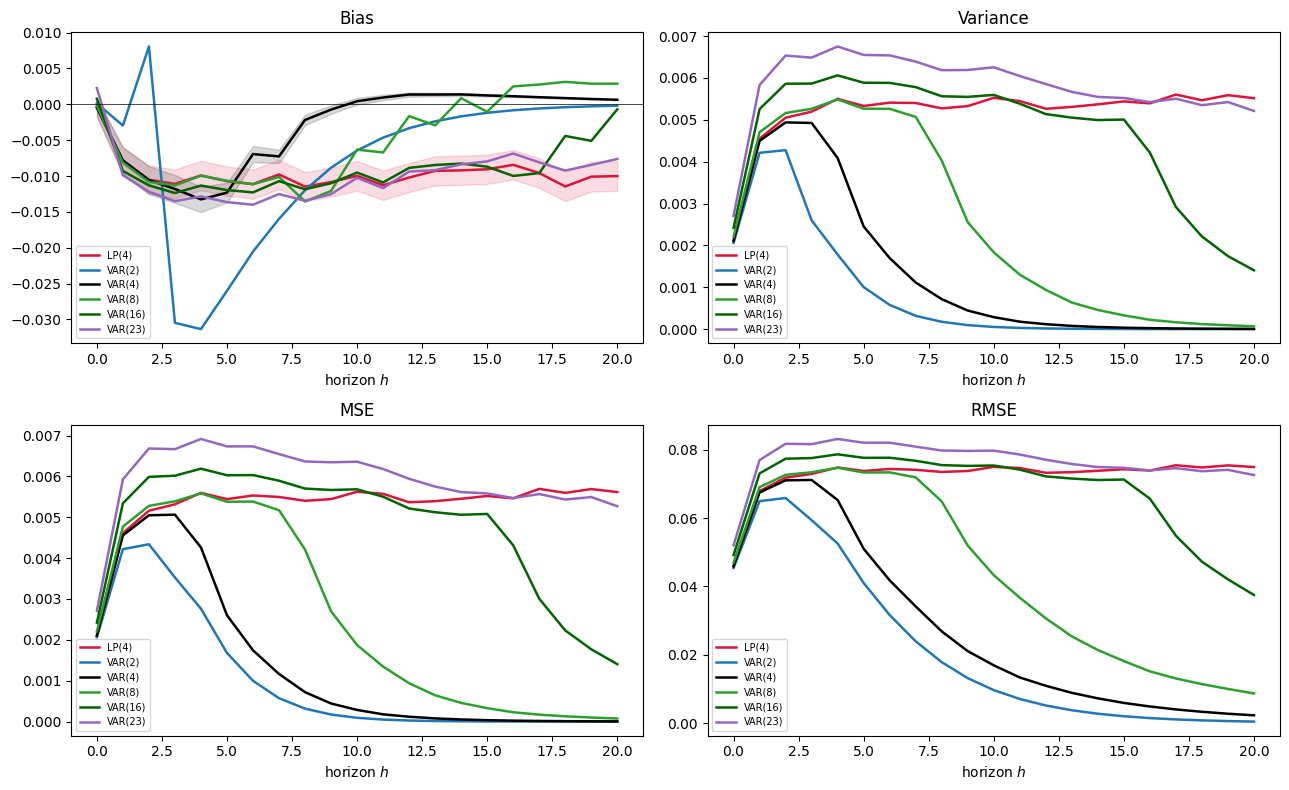
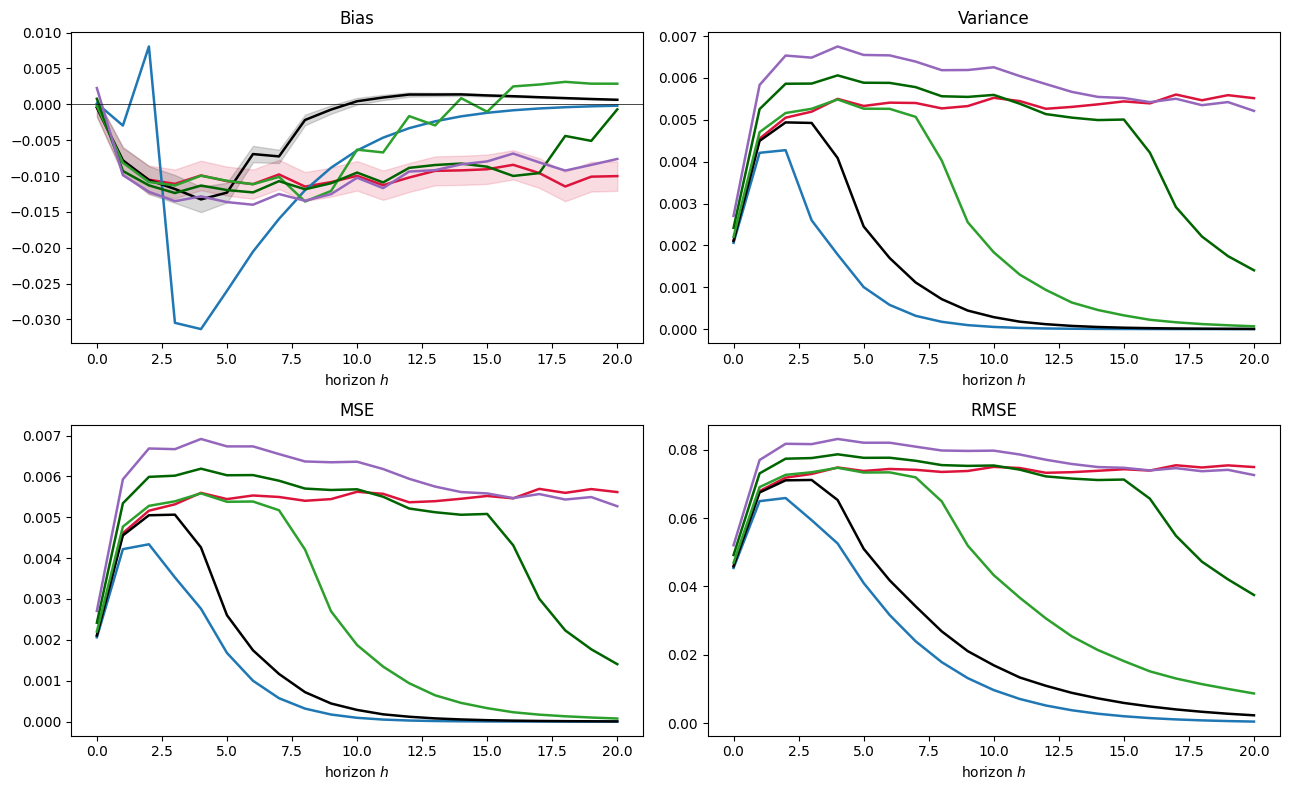
The notebook cell's code change between the first figure and the second:
--- before
+++ after
@@ -33,5 +33,5 @@
 ax[0, 1].set_title("Variance"); ax[1, 0].set_title("MSE"); ax[1, 1].set_title("RMSE")
 for a in ax.ravel():
-    a.set_xlabel("horizon $h$"); a.legend(fontsize=7)
+    a.set_xlabel("horizon $h$")
 # fig.suptitle(f"Ch. 3 point-estimation metrics — T={Tval}, B={N_REPS}, ρ={RHO} ({Scenario})", fontweight="bold")
 fig.tight_layout()

Commit: add BL results